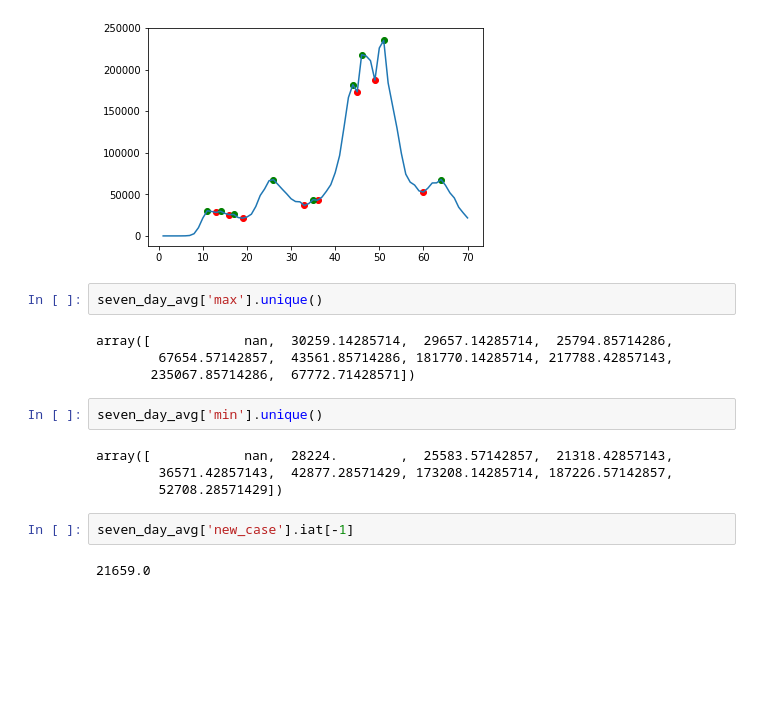
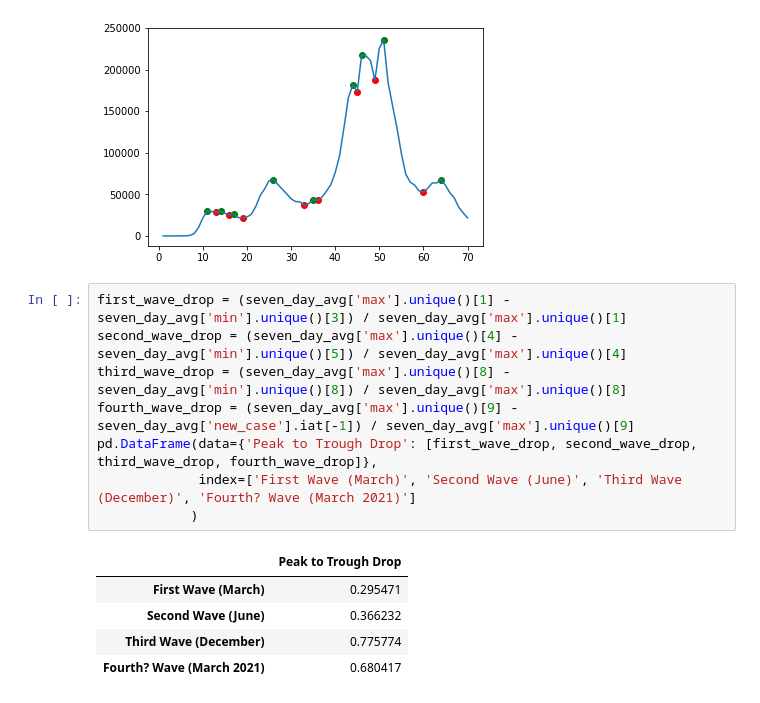
Before and after one commit to 889884m/USA_covid19_data_analysis_531, a Jupyter notebook: COVID_in_the_US.ipynb, the cells around one changed output. Drawn from its saved outputs; the diff is of its cells as text; blank space fills up the shorter version.

```diff
--- a/COVID_in_the_US.ipynb
+++ b/COVID_in_the_US.ipynb
@@ -171,19 +128,17 @@ seven_day_avg.new_case.plot()
 # %% [output]
 <matplotlib.axes._subplots.AxesSubplot at 0x...>
 [figure]
-# %%
-seven_day_avg['max'].unique()
-# %% [output]
-array([            nan,  30259.14285714,  29657.14285714,  25794.85714286,
-        67654.57142857,  43561.85714286, 181770.14285714, 217788.42857143,
-       235067.85714286,  67772.71428571])
-# %%
-seven_day_avg['min'].unique()
-# %% [output]
-array([            nan,  28224.        ,  25583.57142857,  21318.42857143,
-        36571.42857143,  42877.28571429, 173208.14285714, 187226.57142857,
-        52708.28571429])
-# %%
-seven_day_avg['new_case'].iat[-1]
-# %% [output]
-21659.0
+# %%
+first_wave_drop = (seven_day_avg['max'].unique()[1] - seven_day_avg['min'].unique()[3]) / seven_day_avg['max'].unique()[1]
+second_wave_drop = (seven_day_avg['max'].unique()[4] - seven_day_avg['min'].unique()[5]) / seven_day_avg['max'].unique()[4]
+third_wave_drop = (seven_day_avg['max'].unique()[8] - seven_day_avg['min'].unique()[8]) / seven_day_avg['max'].unique()[8]
+fourth_wave_drop = (seven_day_avg['max'].unique()[9] - seven_day_avg['new_case'].iat[-1]) / seven_day_avg['max'].unique()[9]
+pd.DataFrame(data={'Peak to Trough Drop': [first_wave_drop, second_wave_drop, third_wave_drop, fourth_wave_drop]},
+             index=['First Wave (March)', 'Second Wave (June)', 'Third Wave (December)', 'Fourth? Wave (March 2021)']
+            )
+# %% [output]
+|  | Peak to Trough Drop |
+| First Wave (March) | 0.295471 |
+| Second Wave (June) | 0.366232 |
+| Third Wave (December) | 0.775774 |
+| Fourth? Wave (March 2021) | 0.680417 |
```
Also changed, not shown: parts of 14 cells of this notebook.
